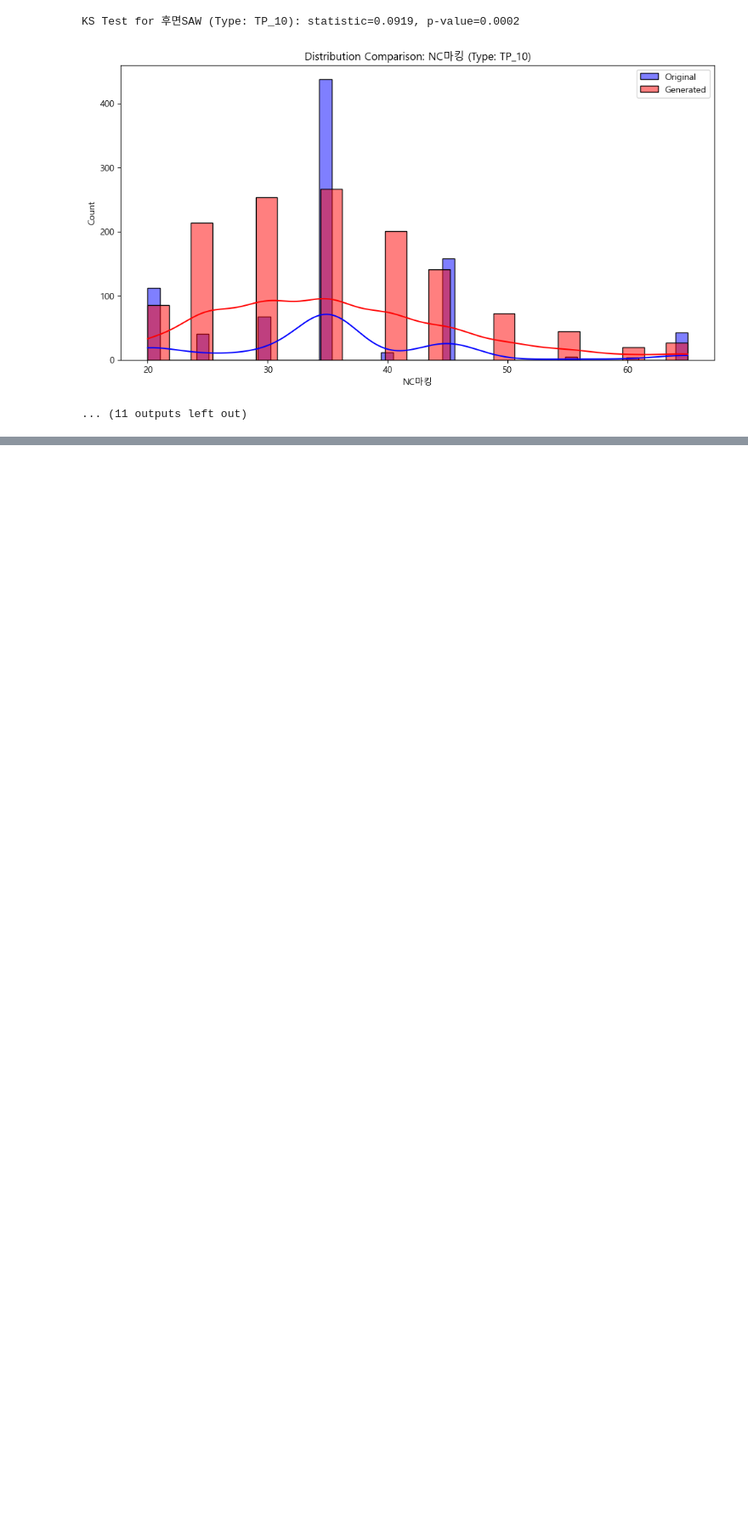
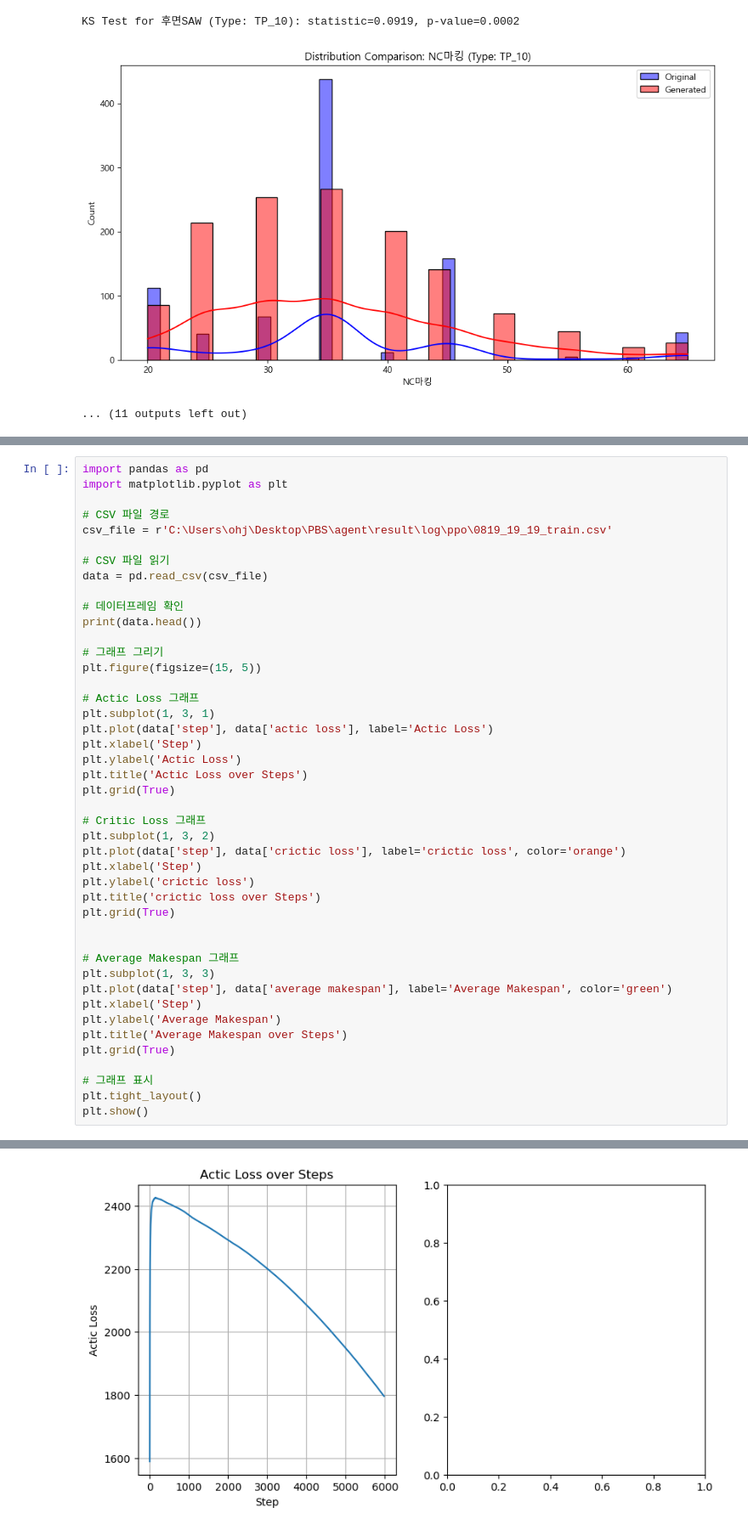
Before and after one commit to SNUPEL/2024_SHI_PBS, a Jupyter notebook: environment/data.ipynb, the cells around one changed output, grey strips where cells are left out. Shown at 85% size. Drawn from its saved outputs; the diff is of its cells as text; blank space fills up the shorter version.

```diff
--- a/environment/data.ipynb
+++ b/environment/data.ipynb
@@ -603,0 +574,45 @@ compare_correlations(original_data, generated_data)
+# %%
+import pandas as pd
+import matplotlib.pyplot as plt
+
+# CSV 파일 경로
+csv_file = r'C:\Users\ohj\Desktop\PBS\agent\result\log\ppo\0819_19_19_train.csv'
+
+# CSV 파일 읽기
+data = pd.read_csv(csv_file)
+
+# 데이터프레임 확인
+print(data.head())
+
+# 그래프 그리기
+plt.figure(figsize=(15, 5))
+
+# Actic Loss 그래프
+plt.subplot(1, 3, 1)
+plt.plot(data['step'], data['actic loss'], label='Actic Loss')
+plt.xlabel('Step')
+plt.ylabel('Actic Loss')
+plt.title('Actic Loss over Steps')
+plt.grid(True)
+
+# Critic Loss 그래프
+plt.subplot(1, 3, 2)
+plt.plot(data['step'], data['crictic loss'], label='crictic loss', color='orange')
+plt.xlabel('Step')
+plt.ylabel('crictic loss')
+plt.title('crictic loss over Steps')
+plt.grid(True)
+
+
+# Average Makespan 그래프
+plt.subplot(1, 3, 3)
+plt.plot(data['step'], data['average makespan'], label='Average Makespan', color='green')
+plt.xlabel('Step')
+plt.ylabel('Average Makespan')
+plt.title('Average Makespan over Steps')
+plt.grid(True)
+
+# 그래프 표시
+plt.tight_layout()
+plt.show()
+# %% [output]
@@ -603,0 +626 @@ compare_correlations(original_data, generated_data)
+[figure, added]
```
Also changed, not shown: parts of 2 cells of this notebook, 3 other files.
